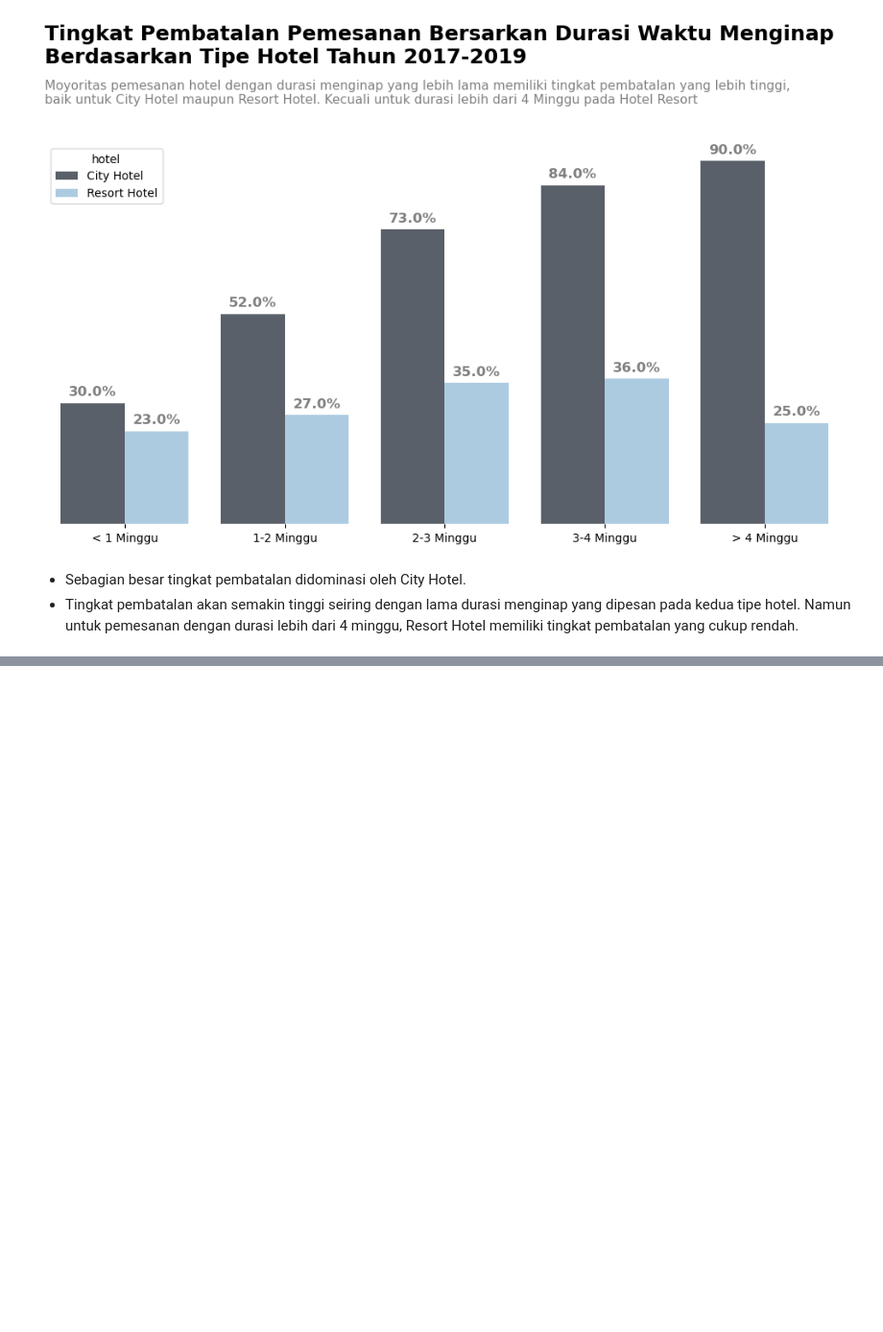
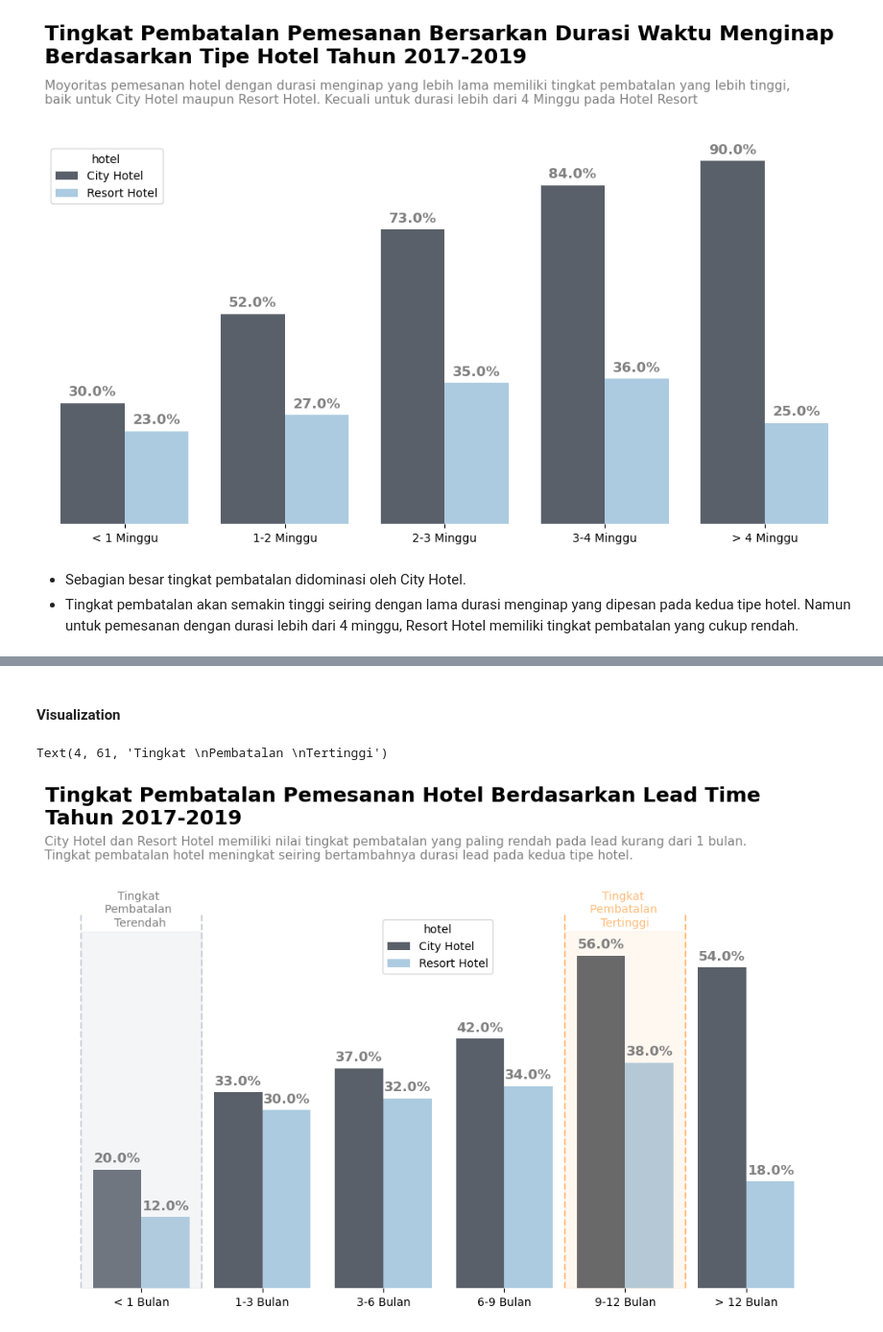
Before and after one commit to faizns/Investigate-Hotel-Business-using-Data-Visualization, a Jupyter notebook: Investigate_Hotel_Business.ipynb, the cells around one changed output, grey strips where cells are left out. Shown at 96% size. Saved outputs shown, nothing was run; the diff lists cells and outputs as text; code cells hidden in the pictures; blank space fills up the shorter version.

```diff
--- a/Investigate_Hotel_Business.ipynb
+++ b/Investigate_Hotel_Business.ipynb
@@ -802,0 +819,6 @@ for a in ax.patches:
+# %%
+df_c['lead_category'] = np.where((df_c['lead_time']) < 31, '< 1 Bulan',
+                                 np.where((df_c['lead_time']) <= 90, '1-3 Bulan',
+                                          np.where((df_c['lead_time']) <= 180, '3-6 Bulan',
+                                                   np.where((df_c['lead_time']) <= 270, '6-9 Bulan',
+                                                            np.where((df_c['lead_time']) <= 360, '9-12 Bulan', '> 12 Bulan')))))
@@ -802,0 +838,6 @@ for a in ax.patches:
+# %%
+# summmary
+lead_cancel = df_c.groupby(['hotel', 'lead_category']).agg({'is_canceled' : 'sum', 'arrival_date_day_of_month' : 'count'}).reset_index()
+# cancel rate
+lead_cancel['lead_cr'] = 100*(lead_cancel['is_canceled'] / lead_cancel['arrival_date_day_of_month']).round(2)
+lead_cancel
@@ -802,0 +860,5 @@ for a in ax.patches:
+# %%
+cat = ['< 1 Bulan', '1-3 Bulan', '3-6 Bulan', '6-9 Bulan', '9-12 Bulan', '> 12 Bulan']
+lead_cancel['lead_category'] = pd.Categorical(lead_cancel['lead_category'], categories = cat)
+lead_cancel = lead_cancel.sort_values('lead_category')
+lead_cancel
@@ -802,0 +879,54 @@ for a in ax.patches:
+# %% [markdown]
+#### **Visualization**
+# %%
+# membuat visualisasi data
+
+plt.style.use('default')
+fig, ax = plt.subplots()
+fig.set_size_inches(12.5,6)
+
+# set border
+ax.spines["top"].set_visible(False)
+ax.spines["right"].set_visible(False)
+ax.spines["bottom"].set_visible(False)
+ax.spines["left"].set_visible(False)
+
+# plot
+ax = sns.barplot(x = lead_cancel['lead_category'], y = lead_cancel['lead_cr'], hue=lead_cancel['hotel'], hue_order = ['City Hotel', 'Resort Hotel'], palette=['#57606c', '#a3cce9'])
+
+# mengatur label
+plt.tick_params(axis = 'y', which = 'both', left = False, right = False, labelleft = False)
+plt.ylabel('')
+plt.xlabel('')
+
+# menambahkan judul dan deskripsi
+plt.title('Tingkat Pembatalan Pemesanan Hotel Berdasarkan Lead Time \nTahun 2017-2019', fontsize=18, pad=80, loc='left',fontweight='bold')
+plt.text(y = 74, x = -0.8, s = 'City Hotel dan Resort Hotel memiliki nilai tingkat pembatalan yang paling rendah pada lead kurang dari 1 bulan. \nTingkat pembatalan hotel meningkat seiring bertambahnya durasi lead pada kedua tipe hotel.',
+         ha='left', va='center', color = 'grey', size=11)
+
+for a in ax.patches:
+    txt = np.round(a.get_height(), decimals=2)
+    anot = txt.astype('str')
+    ax.annotate(anot+'%', (a.get_x()+a.get_width()/2, a.get_height()),
+                ha='center', va='center', xytext=(0, 10),
+                textcoords='offset points', fontsize=12, color='grey', fontweight='bold' )
+
+# set cr terendah
+plt.axvline(x=0.5, color='#c8d0d9', ls='--')
+plt.axvline(x=-0.5, color='#c8d0d9', ls='--')
+plt.stackplot([-0.5, 0.5], [60], color='#c8d0d9', alpha=0.2)
+plt.text(x=-0.01, y=61, s='Tingkat \nPembatalan \nTerendah', fontsize=10, color='grey', ha='center')
+
+# cr tertinggi
+plt.axvline(x=3.5, color='#ffbc79', ls='--')
+plt.axvline(x=4.5, color='#ffbc79', ls='--')
+plt.stackplot([3.5, 4.5], [60], color='#ffbc79', alpha=0.1)
+plt.text(x=4, y=61, s='Tingkat \nPembatalan \nTertinggi', fontsize=10, color='#ffbc79', ha='center')
+
+# plt.axvline(0.5, ls='--', color='green')
+# plt.axvline(-0.5, ls='--', color='green')
+# plt.stackplot(np.arange(-0.5,1.5), [[70]], color='green', alpha=0.3)
+# plt.text(x=-0.25, y=60, s='Lowest', fontsize=14, color='green', va='center')
+# %% [output]
+Text(4, 61, 'Tingkat \nPembatalan \nTertinggi')
+[figure, added]
```
Also changed, not shown: parts of 12 cells of this notebook.
